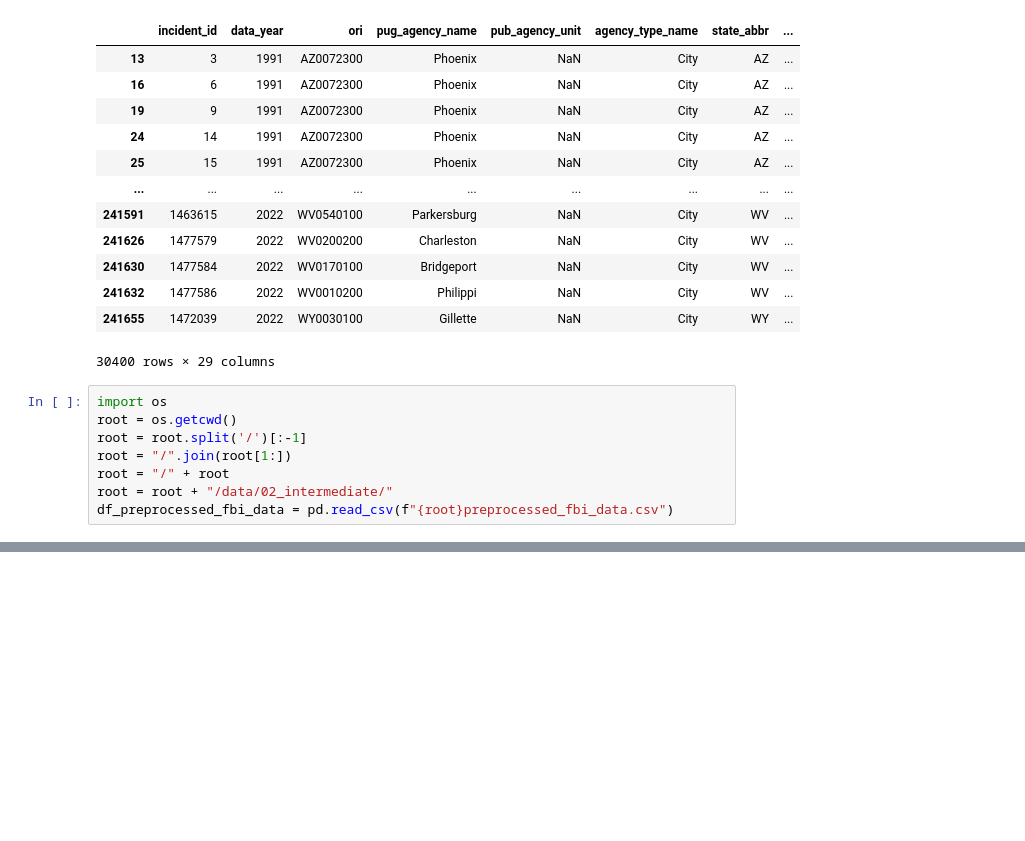
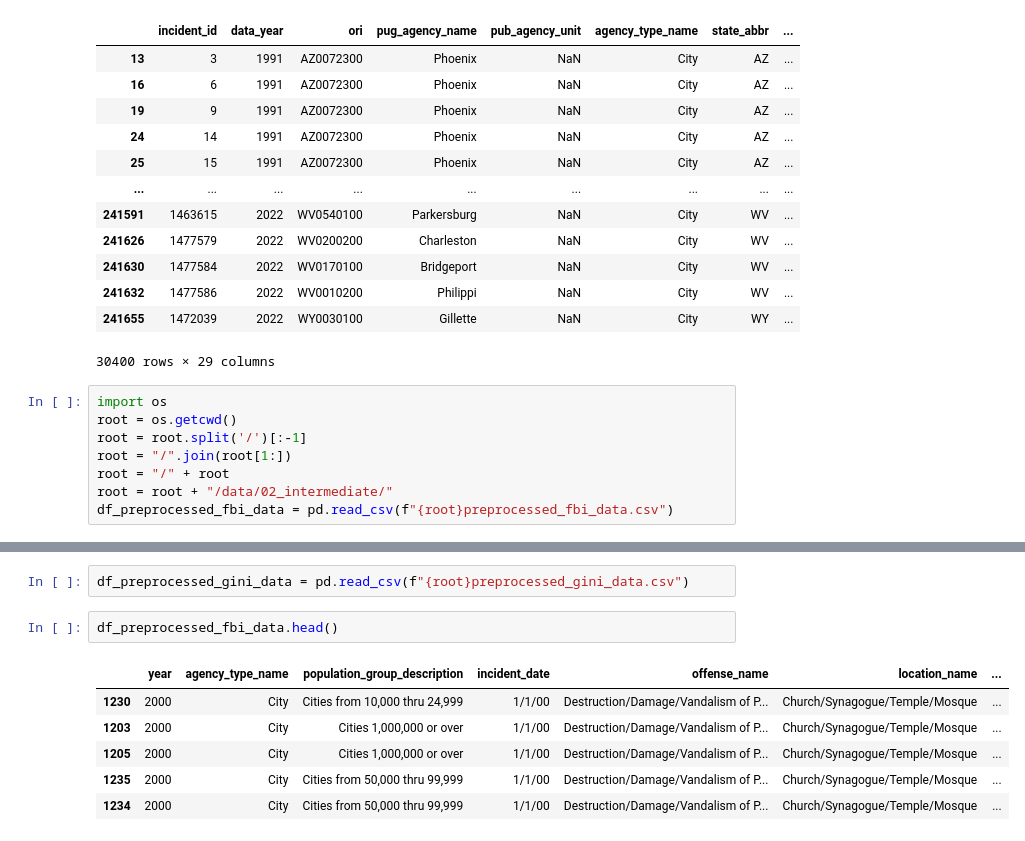
Before and after one commit to reckoning-machines/sharing-sacred-spaces, a Jupyter notebook: notebooks/fbi_data_eda.ipynb, the cells around one changed output, grey strips where cells are left out. Saved outputs shown, nothing was run; the diff lists cells and outputs as text; blank space fills up the shorter version.

```diff
--- a/notebooks/fbi_data_eda.ipynb
+++ b/notebooks/fbi_data_eda.ipynb
@@ -126,0 +127,11 @@ df_preprocessed_fbi_data
+# %%
+df_preprocessed_gini_data = pd.read_csv(f"{root}preprocessed_gini_data.csv")
+# %%
+df_preprocessed_fbi_data.head()
+# %% [output]
+|  | year | agency_type_name | population_group_description | incident_date | offense_name | location_name | ... |
+| 1230 | 2000 | City | Cities from 10,000 thru 24,999 | 1/1/00 | Destruction/Damage/Vandalism of P... | Church/Synagogue/Temple/Mosque | ... |
+| 1203 | 2000 | City | Cities 1,000,000 or over | 1/1/00 | Destruction/Damage/Vandalism of P... | Church/Synagogue/Temple/Mosque | ... |
+| 1205 | 2000 | City | Cities 1,000,000 or over | 1/1/00 | Destruction/Damage/Vandalism of P... | Church/Synagogue/Temple/Mosque | ... |
+| 1235 | 2000 | City | Cities from 50,000 thru 99,999 | 1/1/00 | Destruction/Damage/Vandalism of P... | Church/Synagogue/Temple/Mosque | ... |
+| 1234 | 2000 | City | Cities from 50,000 thru 99,999 | 1/1/00 | Destruction/Damage/Vandalism of P... | Church/Synagogue/Temple/Mosque | ... |
```
Also changed, not shown: parts of 9 cells of this notebook, 42 other files.
